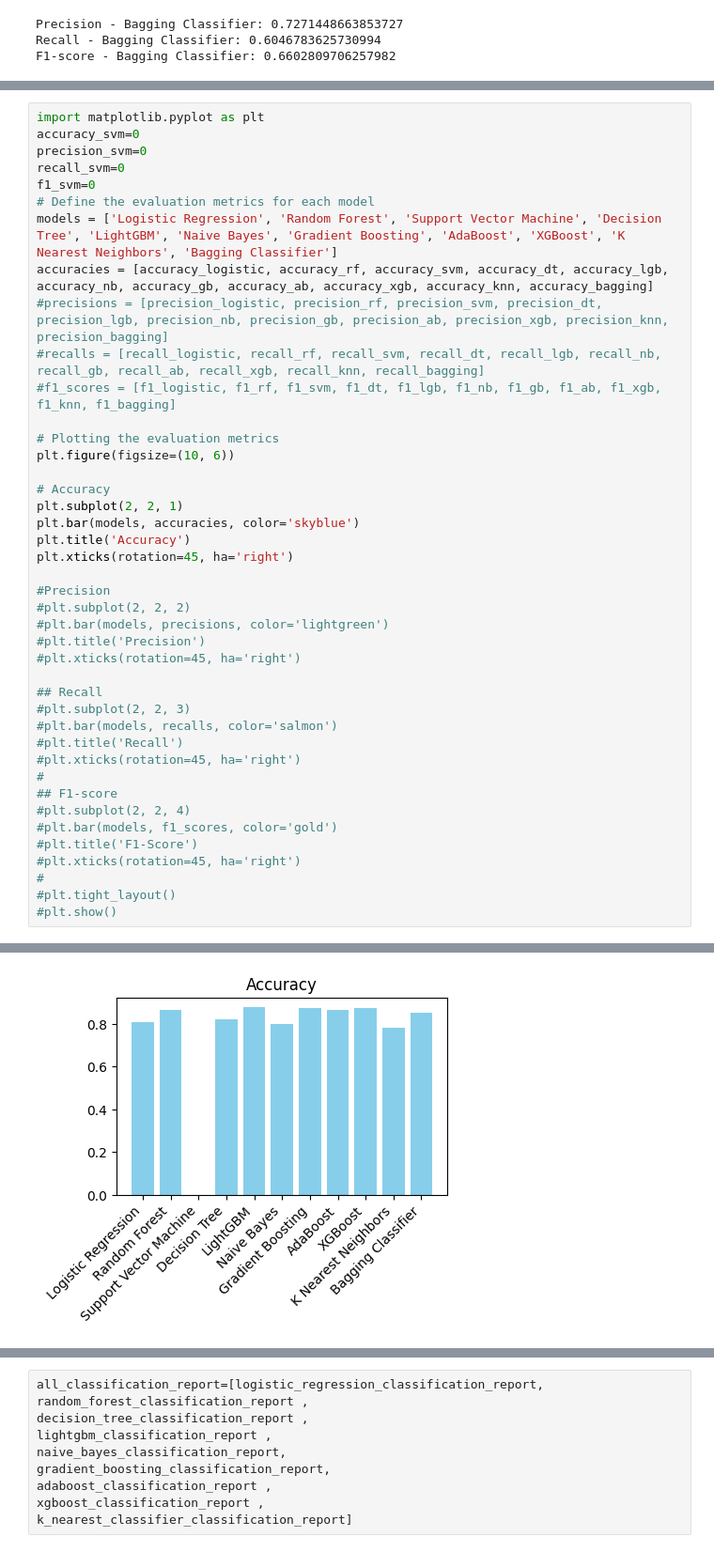
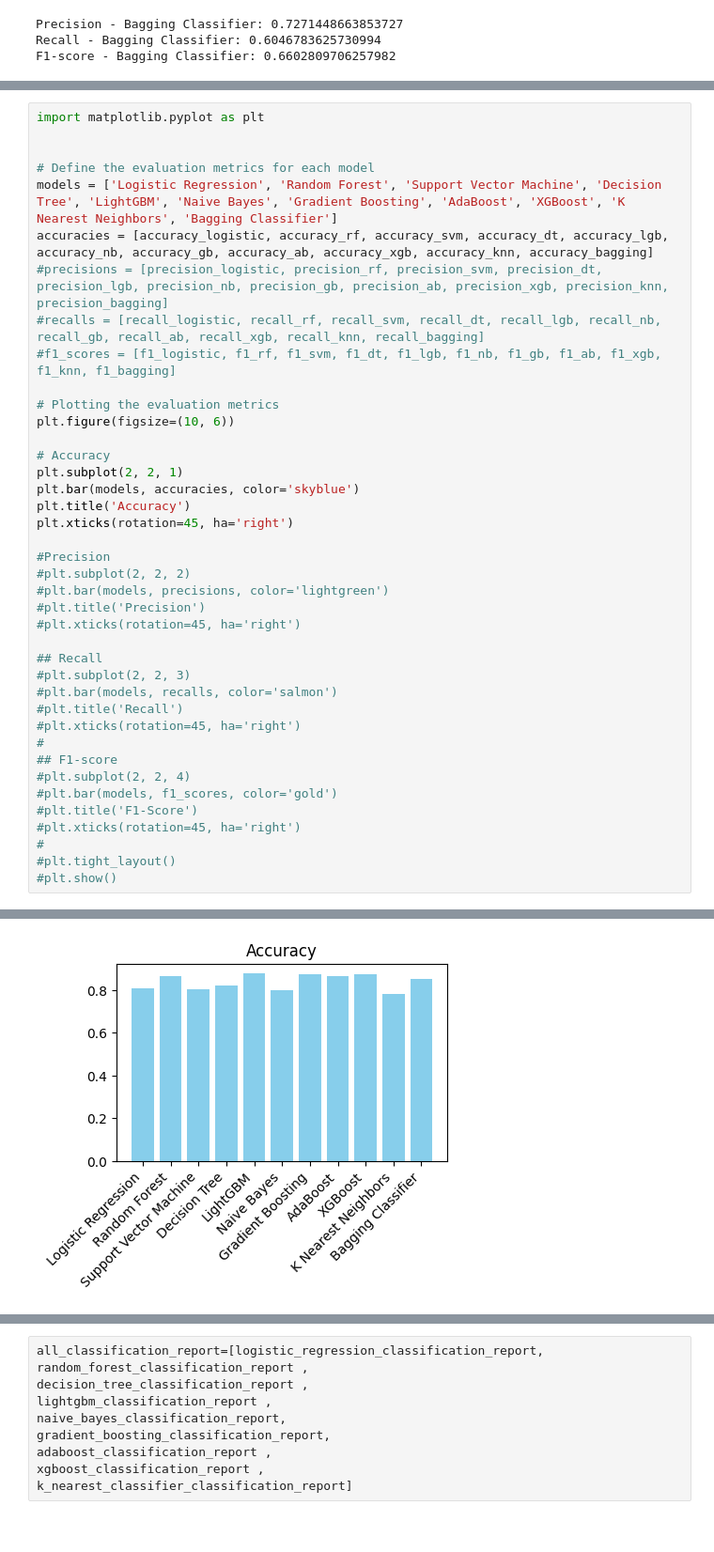
Before and after one commit to AzwadFawadHasan/PredictingIncomeClass, a Jupyter notebook: Experiment_1.ipynb, the cells around one changed output, grey strips where cells are left out. Shown at 94% size. Drawn from its saved outputs; the diff is of its cells as text.

```diff
--- a/Experiment_1.ipynb
+++ b/Experiment_1.ipynb
@@ -968,9 +1031,7 @@ F1-score - Bagging Classifier: 0.6602809706257982
 # %%
 import matplotlib.pyplot as plt
-accuracy_svm=0
-precision_svm=0
-recall_svm=0
-f1_svm=0
+
+
 # Define the evaluation metrics for each model
 models = ['Logistic Regression', 'Random Forest', 'Support Vector Machine', 'Decision Tree', 'LightGBM', 'Naive Bayes', 'Gradient Boosting', 'AdaBoost', 'XGBoost', 'K Nearest Neighbors', 'Bagging Classifier']
 accuracies = [accuracy_logistic, accuracy_rf, accuracy_svm, accuracy_dt, accuracy_lgb, accuracy_nb, accuracy_gb, accuracy_ab, accuracy_xgb, accuracy_knn, accuracy_bagging]
@@ -993,34 +1054,34 @@ plt.xticks(rotation=45, ha='right')
 #plt.title('Precision')
 #plt.xticks(rotation=45, ha='right')
 
 ## Recall
 #plt.subplot(2, 2, 3)
 #plt.bar(models, recalls, color='salmon')
 #plt.title('Recall')
 #plt.xticks(rotation=45, ha='right')
 #
 ## F1-score
 #plt.subplot(2, 2, 4)
 #plt.bar(models, f1_scores, color='gold')
 #plt.title('F1-Score')
 #plt.xticks(rotation=45, ha='right')
 #
 #plt.tight_layout()
 #plt.show()
 # %% [output]
 ([0, 1, 2, 3, 4, 5, 6, 7, 8, 9, 10],
  [Text(0, 0, 'Logistic Regression'),
   Text(1, 0, 'Random Forest'),
   Text(2, 0, 'Support Vector Machine'),
   Text(3, 0, 'Decision Tree'),
   Text(4, 0, 'LightGBM'),
   Text(5, 0, 'Naive Bayes'),
   Text(6, 0, 'Gradient Boosting'),
   Text(7, 0, 'AdaBoost'),
   Text(8, 0, 'XGBoost'),
   Text(9, 0, 'K Nearest Neighbors'),
   Text(10, 0, 'Bagging Classifier')])
-[figure, old version]
+[figure, new version]
 # %%
 import matplotlib.pyplot as plt
 
```
Also changed, not shown: parts of 9 cells of this notebook.
